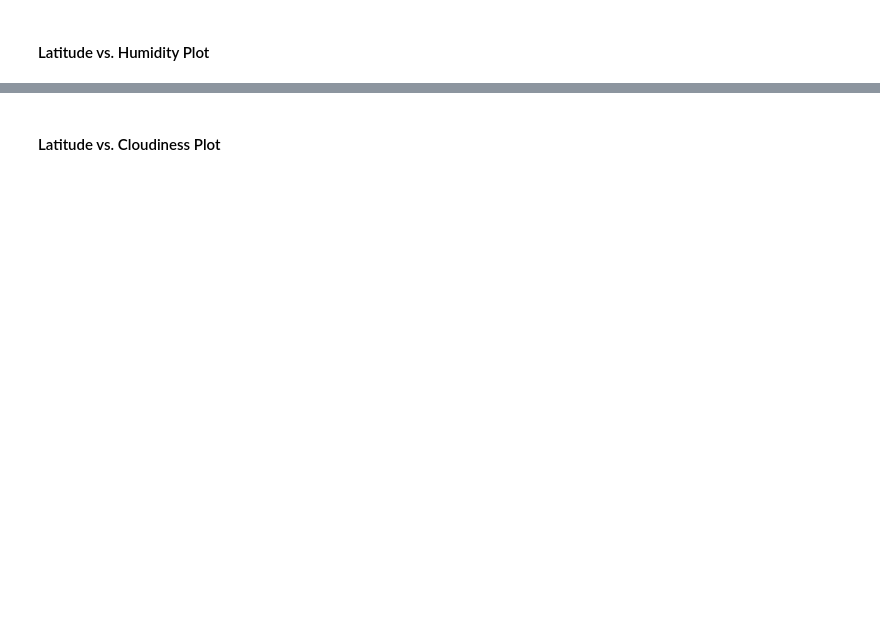
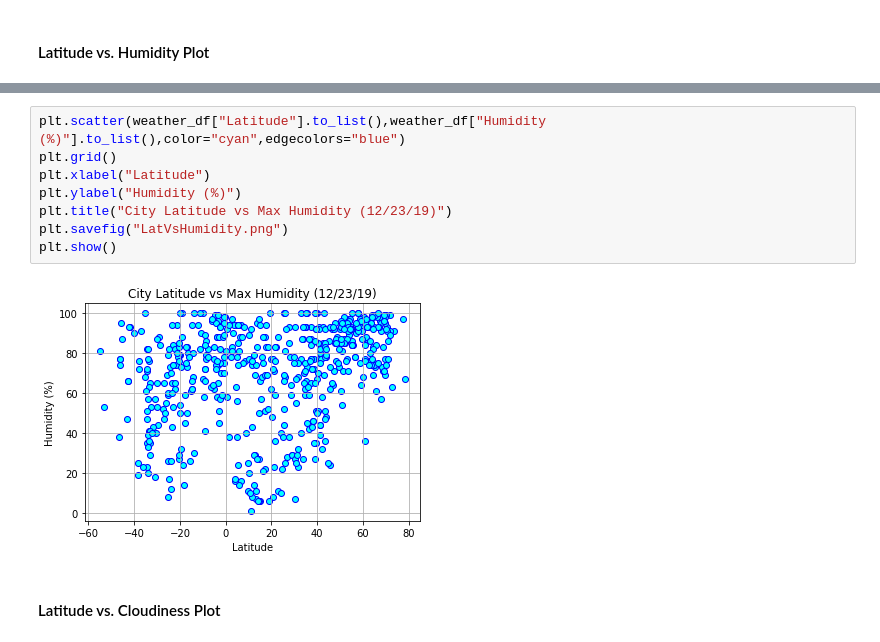
Before and after one commit to dagneycooke/api_homework, a Jupyter notebook: starter_code/WeatherPy.ipynb, the cells around one changed output, grey strips where cells are left out. Cells and saved outputs as stored; diff of their text form; blank space fills up the shorter version.

```diff
--- a/starter_code/WeatherPy.ipynb
+++ b/starter_code/WeatherPy.ipynb
@@ -203,2 +187,12 @@ dtype: int64
+# %%
+plt.scatter(weather_df["Latitude"].to_list(),weather_df["Humidity (%)"].to_list(),color="cyan",edgecolors="blue")
+plt.grid()
+plt.xlabel("Latitude")
+plt.ylabel("Humidity (%)")
+plt.title("City Latitude vs Max Humidity (12/23/19)")
+plt.savefig("LatVsHumidity.png")
+plt.show()
+# %% [output]
+[figure, added]
 # %% [markdown]
 #### Latitude vs. Cloudiness Plot
```
Also changed, not shown: parts of 16 cells of this notebook, 4 other files.
